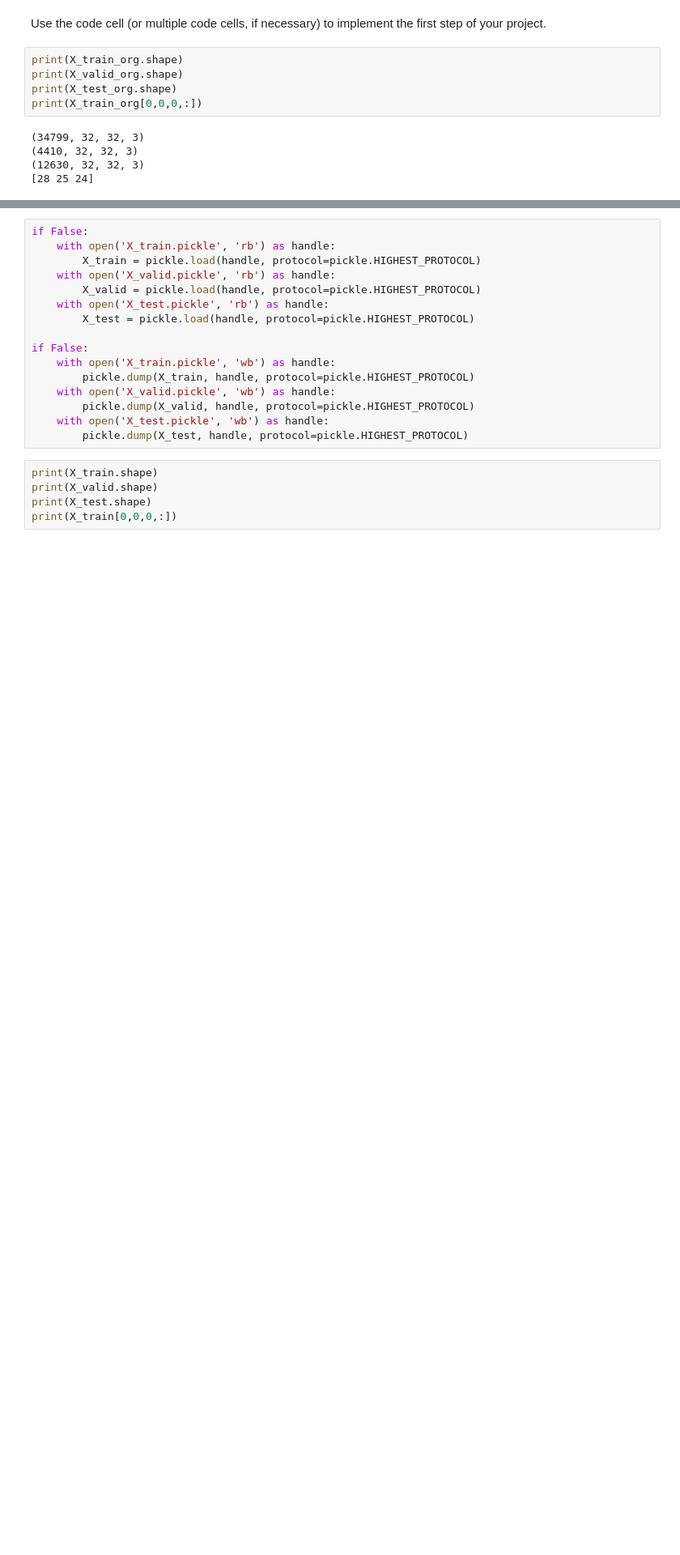
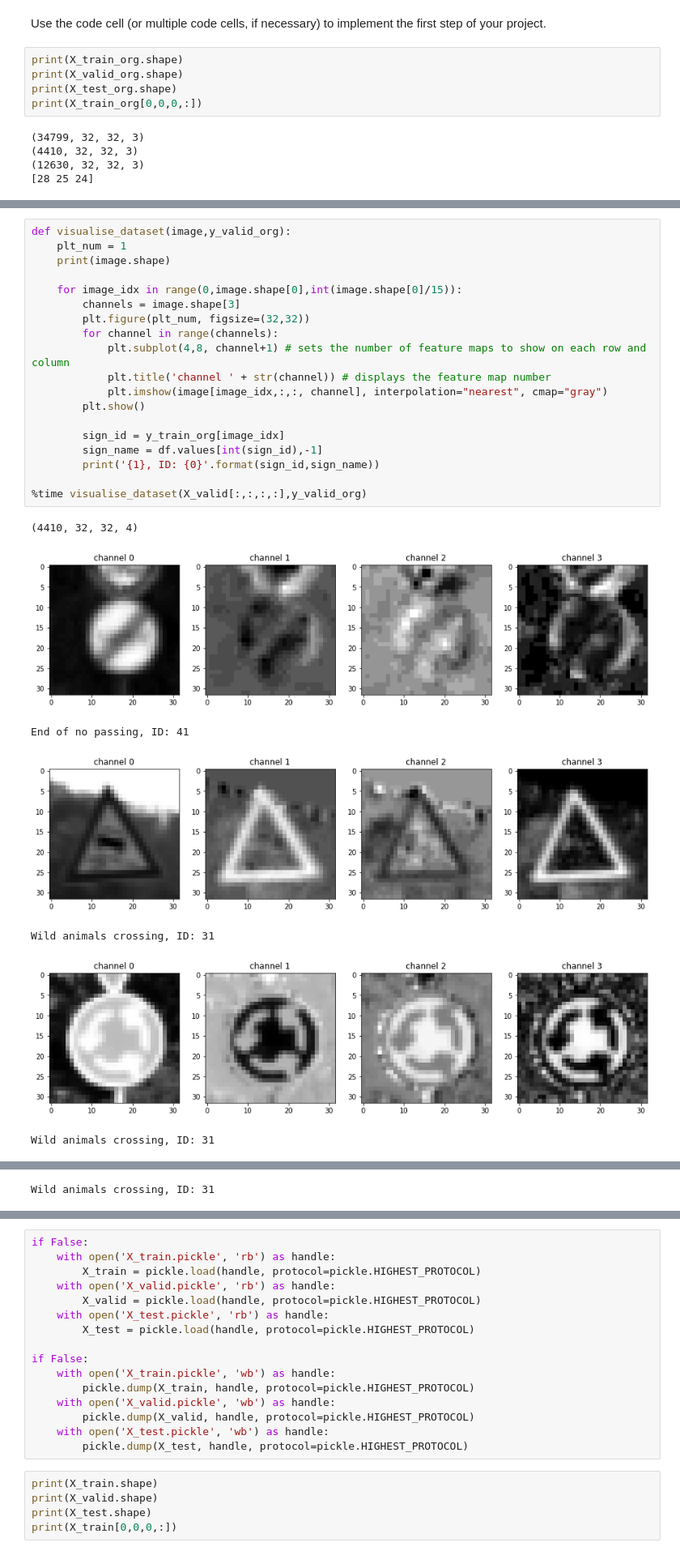
Before and after one commit to AndysDeepAbstractions/CarND-Traffic-Sign-Classifier-Project, a Jupyter notebook: Traffic_Sign_Classifier.ipynb, the cells around one changed output, grey strips where cells are left out. Shown: that part at 81% size. Cells and saved outputs as stored; diff of their text form; blank space fills up the shorter version.

```diff
--- a/Traffic_Sign_Classifier.ipynb
+++ b/Traffic_Sign_Classifier.ipynb
@@ -217,0 +230,27 @@ Wall time: 2.43 s
+# %%
+def visualise_dataset(image,y_valid_org):
+    plt_num = 1
+    print(image.shape)
+
+    for image_idx in range(0,image.shape[0],int(image.shape[0]/15)):
+        channels = image.shape[3]
+        plt.figure(plt_num, figsize=(32,32))
+        for channel in range(channels):
+            plt.subplot(4,8, channel+1) # sets the number of feature maps to show on each row and column
+            plt.title('channel ' + str(channel)) # displays the feature map number
+            plt.imshow(image[image_idx,:,:, channel], interpolation="nearest", cmap="gray")
+        plt.show()
+
+        sign_id = y_train_org[image_idx]
+        sign_name = df.values[int(sign_id),-1]
+        print('{1}, ID: {0}'.format(sign_id,sign_name))
+
+%time visualise_dataset(X_valid[:,:,:,:],y_valid_org)
+# %% [output]
+(4410, 32, 32, 4)
+[figure, added]
+End of no passing, ID: 41
+[figure, added]
+Wild animals crossing, ID: 31
+[figure, added]
+Wild animals crossing, ID: 31
@@ -217,0 +258 @@ Wall time: 2.43 s
+Wild animals crossing, ID: 31
```
Also changed, not shown: parts of 8 cells of this notebook, 3 other files.
